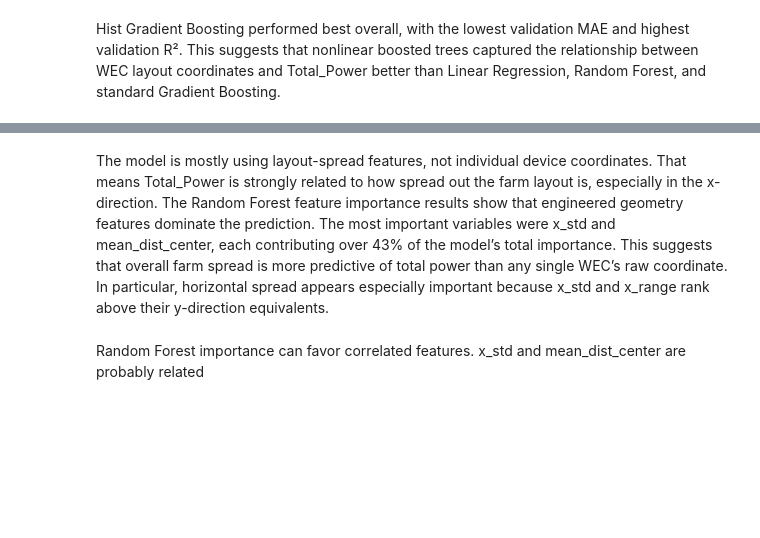
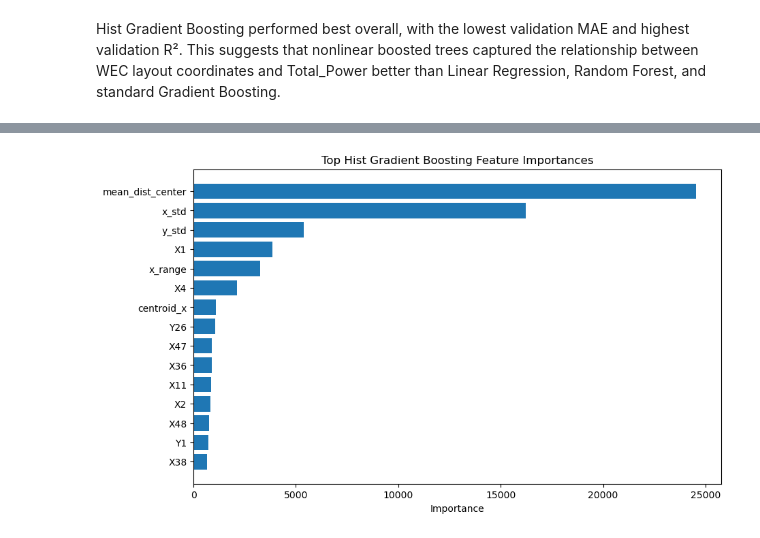
Before and after one commit to KhaleelKarim/WEC-Data-Analylsis, a Jupyter notebook: notebooks/Updated Modeling (Random Forest).ipynb, the cells around one changed output, grey strips where cells are left out. Drawn from its saved outputs; the diff is of its cells as text; code cells hidden in the pictures; blank space fills up the shorter version.

```diff
--- a/notebooks/Updated Modeling (Random Forest).ipynb
+++ b/notebooks/Updated Modeling (Random Forest).ipynb
@@ -317,0 +440,21 @@ rf_results
+# %%
+result = permutation_importance(
+    hgb,
+    X_val,
+    y_val,
+    n_repeats=10,
+    random_state=42,
+    scoring="neg_mean_absolute_error"
+)
+
+importance_df = pd.DataFrame({
+    "Feature": X_train.columns,
+    "Importance": result.importances_mean
+})
+
+importance_df = importance_df.sort_values(
+    "Importance",
+    ascending=False
+)
+
+importance_df.head(15)
@@ -318,9 +478,9 @@ rf_results
 # %%
-importance_df = pd.DataFrame({
+rf_importance_df = pd.DataFrame({
     "Feature": X_train.columns,
     "Importance": rf.feature_importances_
 })
 
-importance_df = importance_df.sort_values("Importance", ascending=False)
+rf_importance_df = rf_importance_df.sort_values("Importance", ascending=False)
 
-importance_df.head(15)
+rf_importance_df.head(15)
@@ -327,15 +510,11 @@ importance_df.head(15)
 # %%
-import matplotlib.pyplot as plt
-
 top_features = importance_df.head(15)
 
 plt.figure(figsize=(10, 6))
 plt.barh(top_features["Feature"], top_features["Importance"])
 plt.gca().invert_yaxis()
 plt.xlabel("Importance")
-plt.title("Top Random Forest Feature Importances")
+plt.title("Top Hist Gradient Boosting Feature Importances")
 plt.show()
+# %% [output]
+[figure, added]
-# %% [markdown]
-The model is mostly using layout-spread features, not individual device coordinates. That means Total_Power is strongly related to how spread out the farm layout is, especially in the x-direction. The Random Forest feature importance results show that engineered geometry features dominate the prediction. The most important variables were x_std and mean_dist_center, each contributing over 43% of the model’s total importance. This suggests that overall farm spread is more predictive of total power than any single WEC’s raw coordinate. In particular, horizontal spread appears especially important because x_std and x_range rank above their y-direction equivalents.
-# %% [markdown]
-Random Forest importance can favor correlated features. x_std and mean_dist_center are probably related
```
Also changed, not shown: parts of 103 cells of this notebook.
